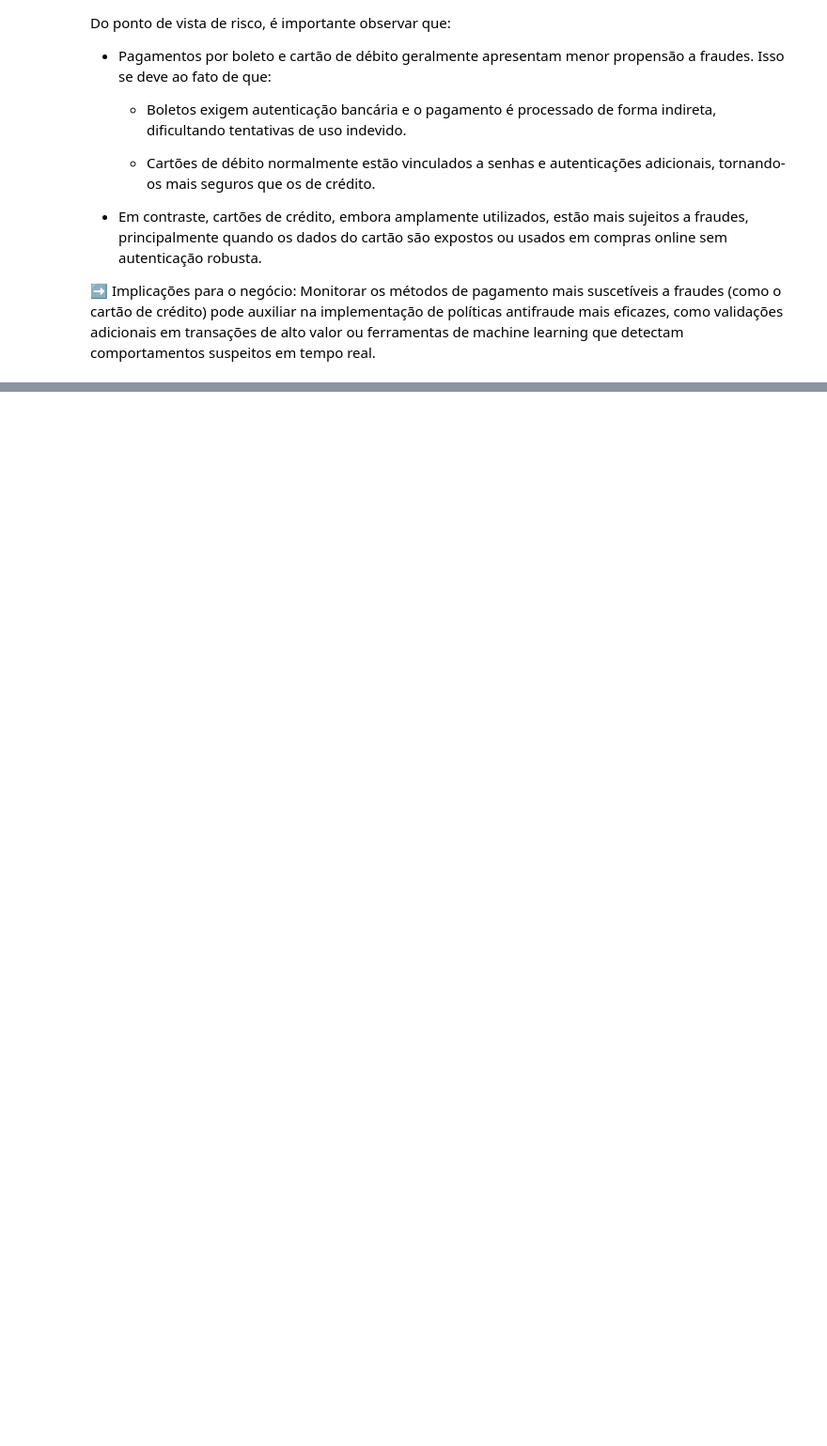
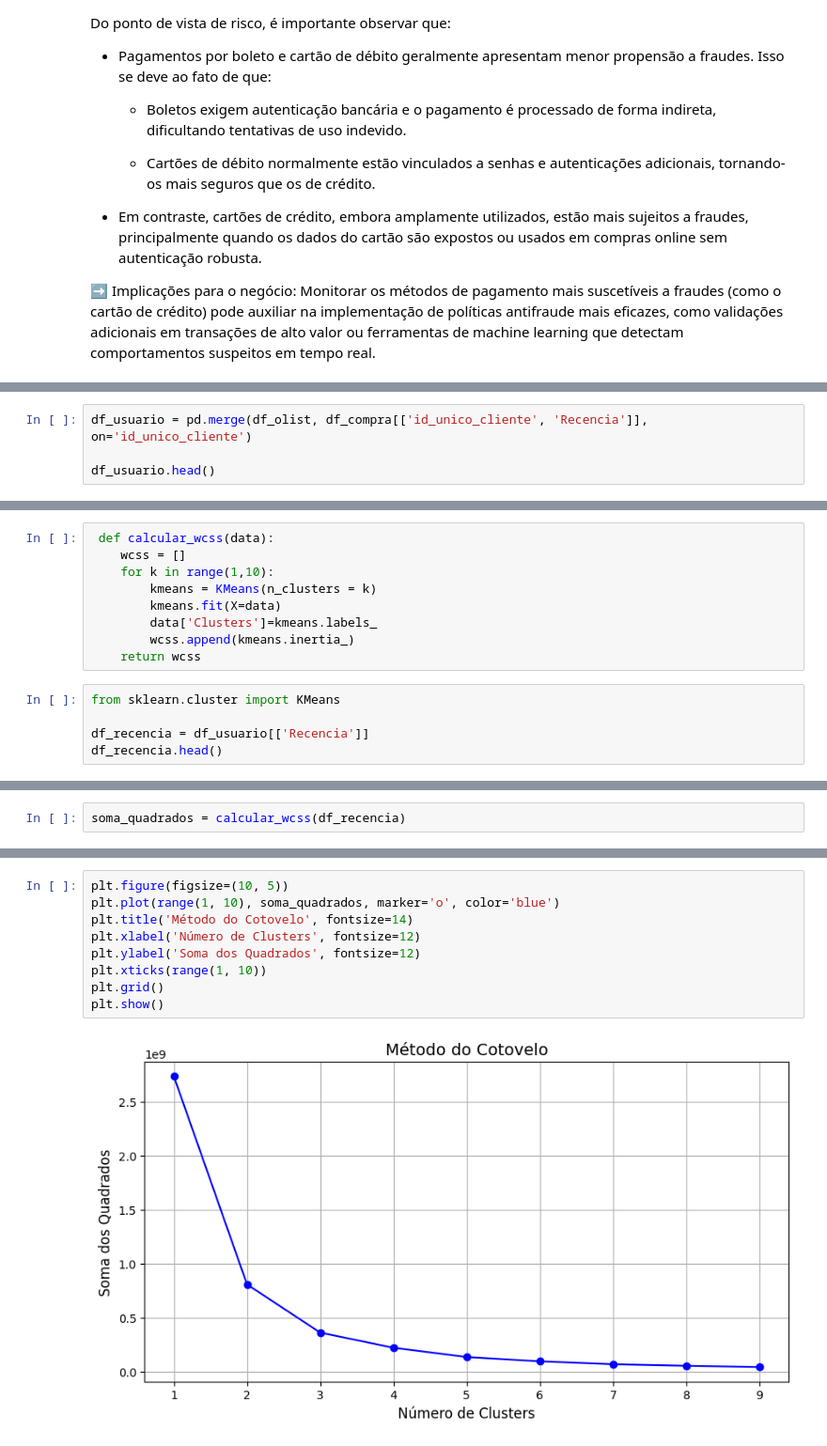
Before and after one commit to caioguimaraes18/Cluester-Clientes, a Jupyter notebook: Notebook/main.ipynb, the cells around one changed output, grey strips where cells are left out. Shown at 94% size. Cells and saved outputs as stored; diff of their text form; blank space fills up the shorter version.

```diff
--- a/Notebook/main.ipynb
+++ b/Notebook/main.ipynb
@@ -95,0 +128,4 @@ Do ponto de vista de risco, é importante observar que:
+# %%
+df_usuario = pd.merge(df_olist, df_compra[['id_unico_cliente', 'Recencia']], on='id_unico_cliente')
+
+df_usuario.head()
@@ -95,0 +139,14 @@ Do ponto de vista de risco, é importante observar que:
+# %%
+ def calcular_wcss(data):
+    wcss = []
+    for k in range(1,10):
+        kmeans = KMeans(n_clusters = k)
+        kmeans.fit(X=data)
+        data['Clusters']=kmeans.labels_
+        wcss.append(kmeans.inertia_)
+    return wcss
+# %%
+from sklearn.cluster import KMeans
+
+df_recencia = df_usuario[['Recencia']]
+df_recencia.head()
@@ -95,0 +160,2 @@ Do ponto de vista de risco, é importante observar que:
+# %%
+soma_quadrados = calcular_wcss(df_recencia)
@@ -95,0 +180,11 @@ Do ponto de vista de risco, é importante observar que:
+# %%
+plt.figure(figsize=(10, 5))
+plt.plot(range(1, 10), soma_quadrados, marker='o', color='blue')
+plt.title('Método do Cotovelo', fontsize=14)
+plt.xlabel('Número de Clusters', fontsize=12)
+plt.ylabel('Soma dos Quadrados', fontsize=12)
+plt.xticks(range(1, 10))
+plt.grid()
+plt.show()
+# %% [output]
+[figure, added]
```
Also changed, not shown: parts of 39 cells of this notebook, 3 other files.
